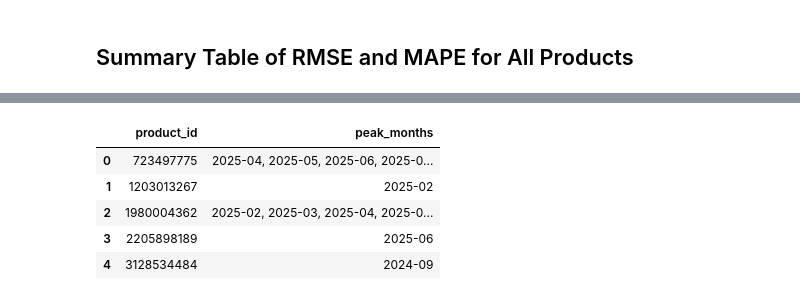
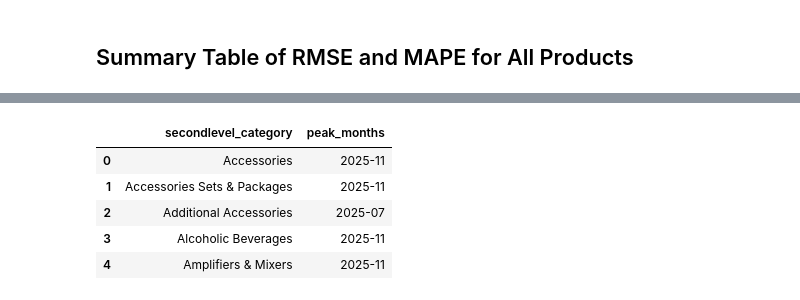
Before and after one commit to Eyyyron/ShopeeAnalysis_Amalgam, a Jupyter notebook: SARIMA_Product_Analysis.ipynb, the cells around one changed output, grey strips where cells are left out. Drawn from its saved outputs; the diff is of its cells as text; code cells hidden in the pictures.

```diff
--- a/SARIMA_Product_Analysis.ipynb
+++ b/SARIMA_Product_Analysis.ipynb
@@ -128,13 +109,10 @@ def mape(y_true, y_pred):
     return np.mean(np.abs((y_true[mask] - y_pred[mask]) / y_true[mask])) * 100 if np.any(mask) else np.nan
 
 metrics = []
-for pid, preds in predictions_dict.items():
-    val_true, val_pred = preds.get('val', ([], []))
+for cat, preds in predictions_dict.items():
     test_true, test_pred = preds.get('test', ([], []))
     metrics.append({
-        'product_id': pid,
-        'val_rmse': rmse(val_true, val_pred) if len(val_true) else np.nan,
-        'val_mape': mape(val_true, val_pred) if len(val_true) else np.nan,
+        'secondlevel_category': cat,
         'test_rmse': rmse(test_true, test_pred) if len(test_true) else np.nan,
         'test_mape': mape(test_true, test_pred) if len(test_true) else np.nan,
     })
@@ -222,10 +191,10 @@ plt.show()
 # %% [markdown]
 ## Visualize SARIMA Results for a Selected Product
 # %%
-# Change index to visualize other products
-selected_pid = list(results_dict.keys())[0] if results_dict else None
-if selected_pid:
-    res = results_dict[selected_pid]
+# Change index to visualize other thirdlevel categories
+selected_cat = list(results_dict.keys())[0] if results_dict else None
+if selected_cat:
+    res = results_dict[selected_cat]
     plt.figure(figsize=(14,6))
     # Plot the fitted values (in-sample prediction)
     plt.plot(res.fittedvalues.index, res.fittedvalues, label='Fitted')
@@ -239,10 +208,10 @@ if selected_pid:
     conf_int = forecast.conf_int()
     plt.fill_between(forecast_index, conf_int.iloc[:,0], conf_int.iloc[:,1], color='pink', alpha=0.3, label='Forecast CI')
     plt.legend()
-    plt.title(f'SARIMA Forecast for Product ID {selected_pid}')
+    plt.title(f'SARIMA Forecast for Thirdlevel Category {selected_cat}')
     plt.ylabel('Sold Monthly')
     plt.xlabel('Date')
     plt.show()
 else:
-    print('No products with valid SARIMA results.')
+    print('No thirdlevel categories with valid SARIMA results.')
 # %% [output]
@@ -272,53 +241,53 @@ summary.sort_values('aic').head(10)  # Show top 10 products by AIC
 # %%
-# --- Peak Demand Months and Top-Selling Products Analysis ---
-# Forecast next 12 months for all products and store results
+# --- Peak Demand Months and Top-Selling Secondlevel Categories Analysis ---
+# Forecast next 12 months for all secondlevel categories and store results
 forecast_horizon = 12
-product_forecasts = {}  # {product_id: pd.Series of forecasted sales}
-for pid, res in results_dict.items():
+category_forecasts = {}  # {category: pd.Series of forecasted sales}
+for cat, res in results_dict.items():
     forecast = res.get_forecast(steps=forecast_horizon)
     forecast_index = pd.date_range(res.data.dates[-1], periods=forecast_horizon, freq='MS')
-    product_forecasts[pid] = pd.Series(forecast.predicted_mean.values, index=forecast_index)
+    category_forecasts[cat] = pd.Series(forecast.predicted_mean.values, index=forecast_index)
 
-# 1. Peak demand months per product
-peak_months_per_product = {}
-for pid, forecast in product_forecasts.items():
+# 1. Peak demand months per secondlevel category
+peak_months_per_category = {}
+for cat, forecast in category_forecasts.items():
     # Find the month(s) with the highest forecasted sales
     max_val = forecast.max()
     peak_months = forecast[forecast == max_val].index.strftime('%Y-%m').tolist()
-    peak_months_per_product[pid] = peak_months
+    peak_months_per_category[cat] = peak_months
 
 peak_months_df = pd.DataFrame([
-    {'product_id': pid, 'peak_months': ', '.join(months)}
-    for pid, months in peak_months_per_product.items()
+    {'secondlevel_category': cat, 'peak_months': ', '.join(months)}
+    for cat, months in peak_months_per_category.items()
 ])
-print('Peak demand months per product:')
+print('Peak demand months per secondlevel category:')
 display(peak_months_df.head())
 
-# 2. Top-selling products for a given month
-input_month = '2026-01'  # Change this to the month you want to analyze (format: YYYY-MM)
-top_products = []
-for pid, forecast in product_forecasts.items():
+# 2. Top-selling secondlevel categories for a given month
+input_month = '2025-01'  # Change this to the month you want to analyze (format: YYYY-MM)
+top_categories = []
+for cat, forecast in category_forecasts.items():
     # Find forecast for the input month
     val = forecast.get(pd.to_datetime(input_month), None)
     if val is not None:
-        top_products.append({'product_id': pid, 'forecasted_sales': val})
-top_products_df = pd.DataFrame(top_products)
-if not top_products_df.empty and 'forecasted_sales' in top_products_df.columns:
-    top_products_df = top_products_df.sort_values('forecasted_sales', ascending=False)
-    print(f'Top-selling products for {input_month}:')
-    display(top_products_df.head(10))  # Show top 10 products for the selected month
+        top_categories.append({'secondlevel_category': cat, 'forecasted_sales': val})
+top_categories_df = pd.DataFrame(top_categories)
+if not top_categories_df.empty and 'forecasted_sales' in top_categories_df.columns:
+    top_categories_df = top_categories_df.sort_values('forecasted_sales', ascending=False)
+    print(f'Top-selling secondlevel categories for {input_month}:')
+    display(top_categories_df.head(10))  # Show top 10 secondlevel categories for the selected month
 else:
     print(f'No forecasted sales available for {input_month}.')
 
-# 3. Input a product ID to see its forecasted peak months and monthly forecast
-input_product_id = 23943860856  # Change this to the product ID you want to analyze
-if input_product_id in product_forecasts:
-    forecast = product_forecasts[input_product_id]
-    print(f'Forecast for product {input_product_id}:')
+# 3. Input a secondlevel category to see its forecasted peak months and monthly forecast
+input_category = 'Audio'  # Change this to the category you want to analyze, e.g., 'Electronics'
+if input_category and input_category in category_forecasts:
+    forecast = category_forecasts[input_category]
+    print(f'Forecast for secondlevel category {input_category}:')
     display(forecast)
     max_val = forecast.max()
     peak_months = forecast[forecast == max_val].index.strftime('%Y-%m').tolist()
     print(f'Peak demand month(s): {", ".join(peak_months)}')
 else:
-    print('Product ID not found in forecasts.')
+    print('Secondlevel category not found in forecasts or not specified.')
 # %% [output]
@@ -326,6 +295,6 @@ Peak demand months per product:
-|  | product_id | peak_months |
-| 0 | 723497775 | 2025-04, 2025-05, 2025-06, 2025-0... |
-| 1 | 1203013267 | 2025-02 |
-| 2 | 1980004362 | 2025-02, 2025-03, 2025-04, 2025-0... |
-| 3 | 2205898189 | 2025-06 |
-| 4 | 3128534484 | 2024-09 |
+|  | secondlevel_category | peak_months |
+| 0 | Accessories | 2025-11 |
+| 1 | Accessories Sets & Packages | 2025-11 |
+| 2 | Additional Accessories | 2025-07 |
+| 3 | Alcoholic Beverages | 2025-11 |
+| 4 | Amplifiers & Mixers | 2025-11 |
```
Also changed, not shown: parts of 10 cells of this notebook.
